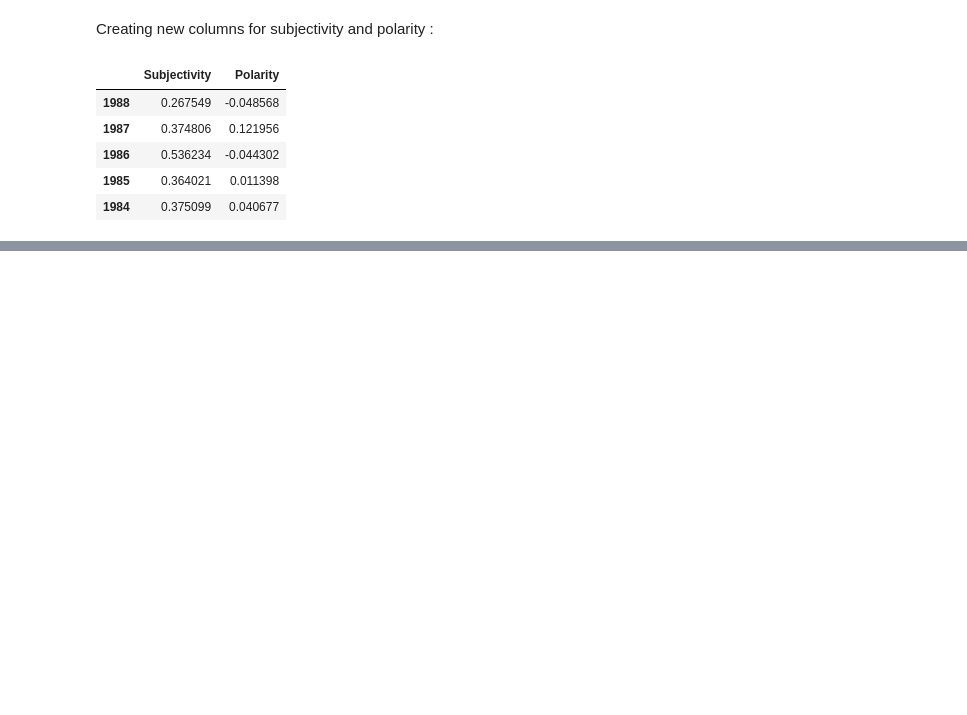
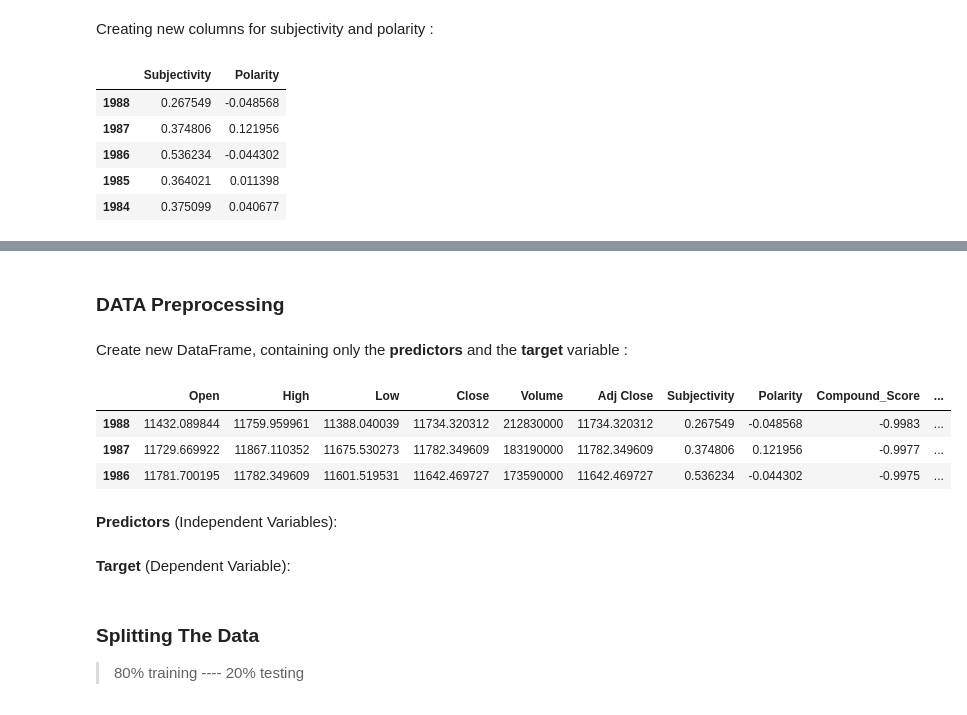
Before and after one commit to achatzia/Stock-Market-Sentiment-analysis, a Jupyter notebook: stock_market_sentiment_analysis.ipynb, the cells around one changed output, grey strips where cells are left out. Cells and saved outputs as stored; diff of their text form; code cells hidden in the pictures; blank space fills up the shorter version.

```diff
--- a/stock_market_sentiment_analysis.ipynb
+++ b/stock_market_sentiment_analysis.ipynb
@@ -245,0 +288,15 @@ merged_df[['Subjectivity', 'Polarity']].head(5)
+# %% [markdown]
+### DATA Preprocessing
+# %% [markdown]
+Create new DataFrame, containing only the **predictors** and the **target** variable  :
+# %%
+metrics = ['Open', 'High', 'Low','Close', 'Volume', 'Adj Close', 'Subjectivity', 'Polarity', 'Compound_Score', 'Positive_Score', 'Negative_Score', 'Neutral_Score', 'Label']
+df = merged_df[metrics]
+df.head(3)
+# %% [output]
+|  | Open | High | Low | Close | Volume | Adj Close | Subjectivity | Polarity | Compound_Score | ... |
+| 1988 | 11432.089844 | 11759.959961 | 11388.040039 | 11734.320312 | 212830000 | 11734.320312 | 0.267549 | -0.048568 | -0.9983 | ... |
+| 1987 | 11729.669922 | 11867.110352 | 11675.530273 | 11782.349609 | 183190000 | 11782.349609 | 0.374806 | 0.121956 | -0.9977 | ... |
+| 1986 | 11781.700195 | 11782.349609 | 11601.519531 | 11642.469727 | 173590000 | 11642.469727 | 0.536234 | -0.044302 | -0.9975 | ... |
+# %% [markdown]
+**Predictors** (Independent Variables):
@@ -245,0 +305,2 @@ merged_df[['Subjectivity', 'Polarity']].head(5)
+# %% [markdown]
+**Target** (Dependent Variable):
@@ -245,0 +309,4 @@ merged_df[['Subjectivity', 'Polarity']].head(5)
+# %% [markdown]
+### Splitting The Data
+
+> 80% training ---- 20% testing
```
Also changed, not shown: parts of 21 cells of this notebook.
